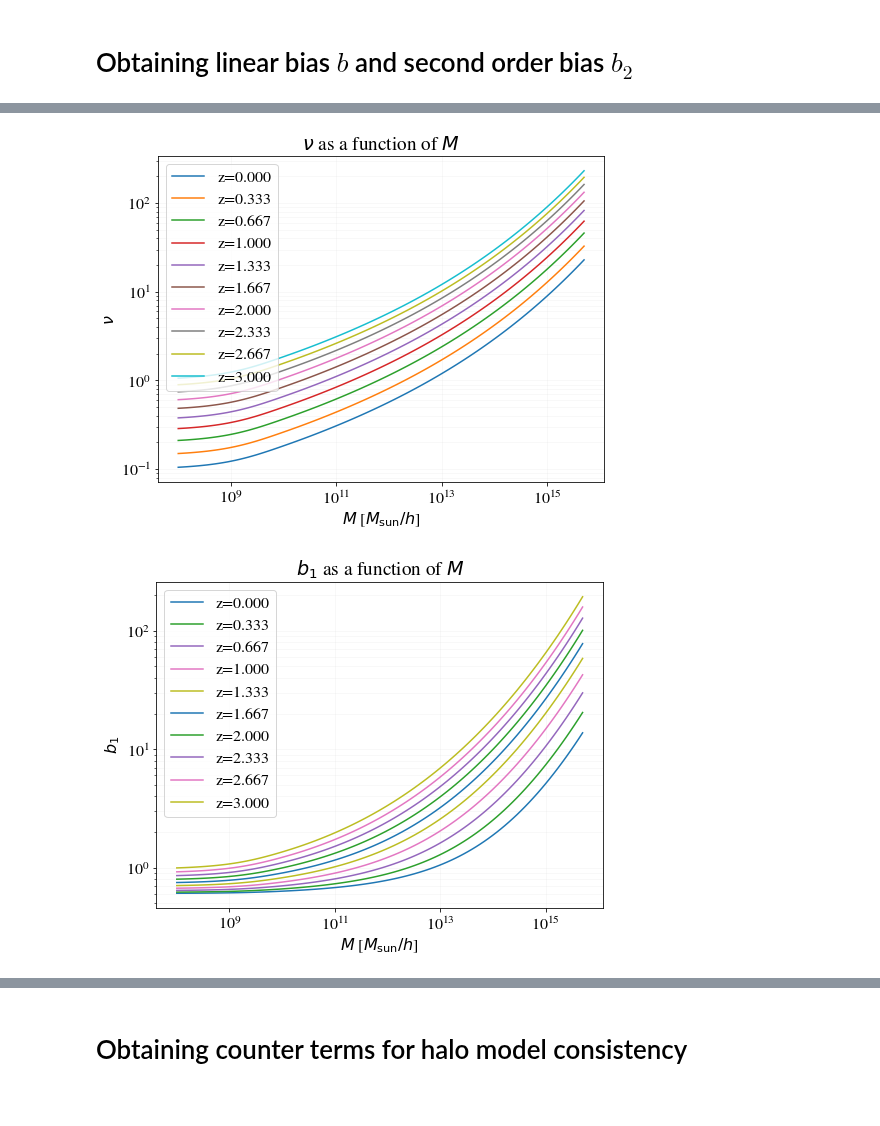
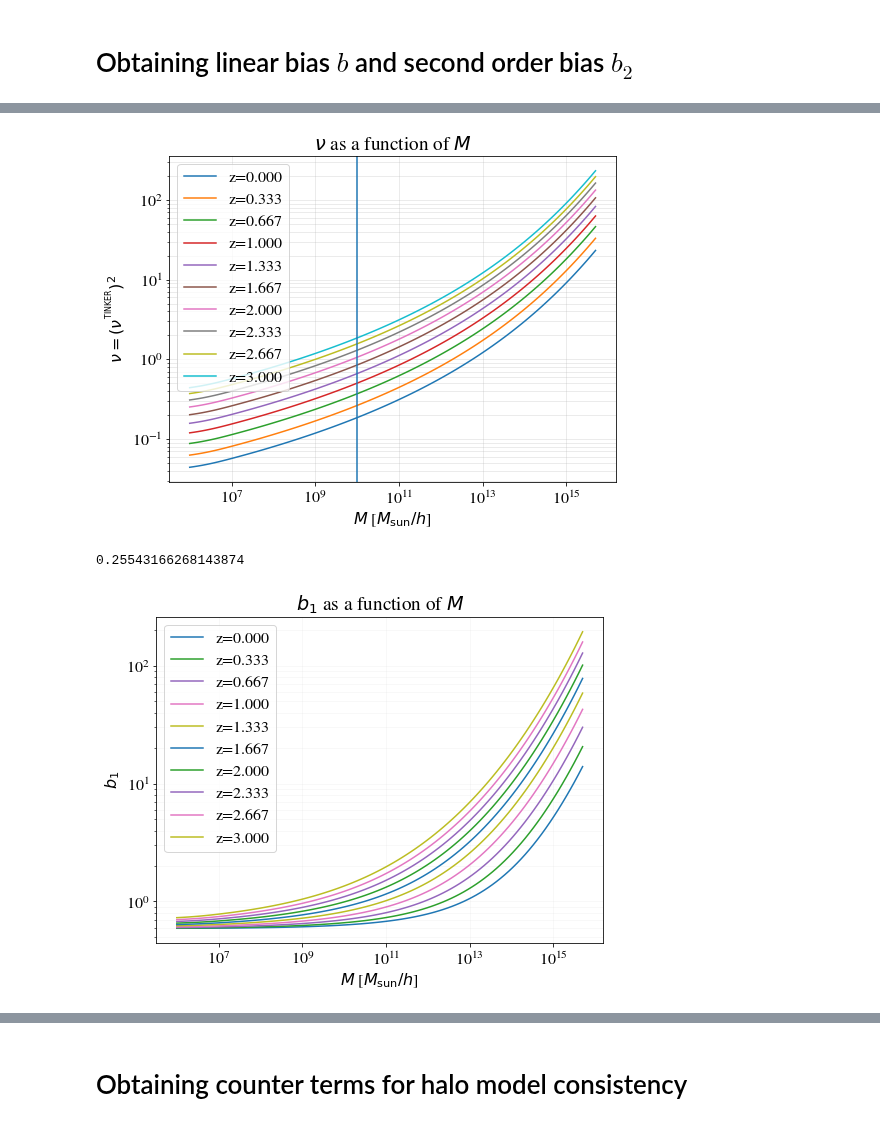
Before and after one commit to CLASS-SZ/class_sz, a Jupyter notebook: notebooks/class_sz_plots_and_tutorial.ipynb, the cells around one changed output, grey strips where cells are left out. Cells and saved outputs as stored; diff of their text form; code cells hidden in the pictures.

```diff
--- a/notebooks/class_sz_plots_and_tutorial.ipynb
+++ b/notebooks/class_sz_plots_and_tutorial.ipynb
@@ -2229,7 +2273,7 @@ b1 = 1.423, b2 = -0.585
 nz = 10
 nm = 100
 z_arr = np.linspace(1e-5,3.,nz)
-m_arr = np.geomspace(1e8,5e15,nm)
+m_arr = np.geomspace(1e6,5e15,nm)
 nu_arr = np.zeros((nz,nm))
 b1_arr = np.zeros((nz,nm))
 b2_arr = np.zeros((nz,nm))
@@ -2241,15 +2285,21 @@ for iz,z in enumerate(z_arr):
 # %%
 for iz,z in enumerate(z_arr):
     plt.plot(m_arr,nu_arr[iz],label='z=%.3f'%z)
 plt.xscale('log')
 plt.yscale('log')
 plt.legend(loc=2)
 plt.title(r'$\nu$ as a function of $M$')
-plt.ylabel(r'$\nu$')
+plt.ylabel(r'$\nu=(\nu^{^\mathrm{TINKER}})^2$')
 plt.xlabel(r'$M$ [$M_\mathrm{sun}/h$]')
-plt.grid(which='both',alpha=0.1)
+plt.grid(which='both',alpha=0.3)
+plt.axvline(1e10)
+plt.savefig('nu_of_m_zs.pdf')
 # %% [output]
-[figure, old version]
+[figure, new version]
+# %%
+M.get_T10_alpha_at_z(1000.)
+# %% [output]
+0.25543166268143874
 # %%
 for iz,z in enumerate(z_arr):
     plt.plot(m_arr,b1_arr[iz],label='z=%.3f'%z)
@@ -2262,7 +2312,7 @@ plt.ylabel(r'$b_1$')
 plt.xlabel(r'$M$ [$M_\mathrm{sun}/h$]')
 plt.grid(which='both',alpha=0.1)
 # %% [output]
-[figure, old version]
+[figure, new version]
 # %%
 for iz,z in enumerate(z_arr):
     plt.plot(m_arr,b2_arr[iz],label='z=%.3f'%z)
```
Also changed, not shown: parts of 30 cells of this notebook, 9 other files.
